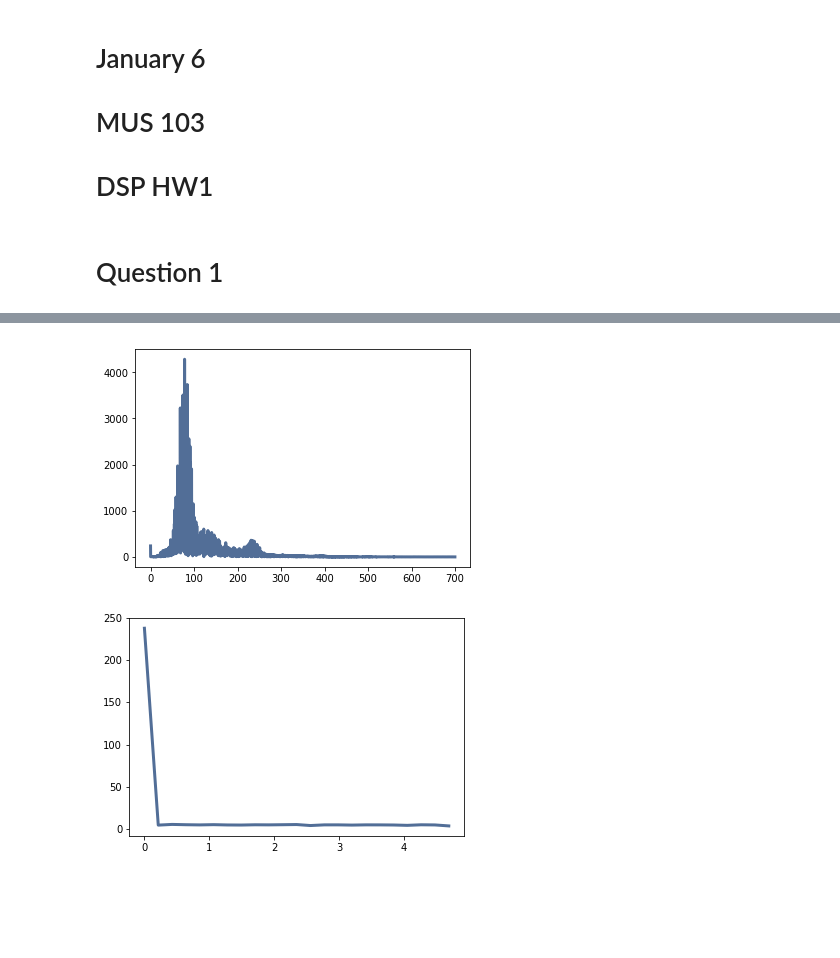
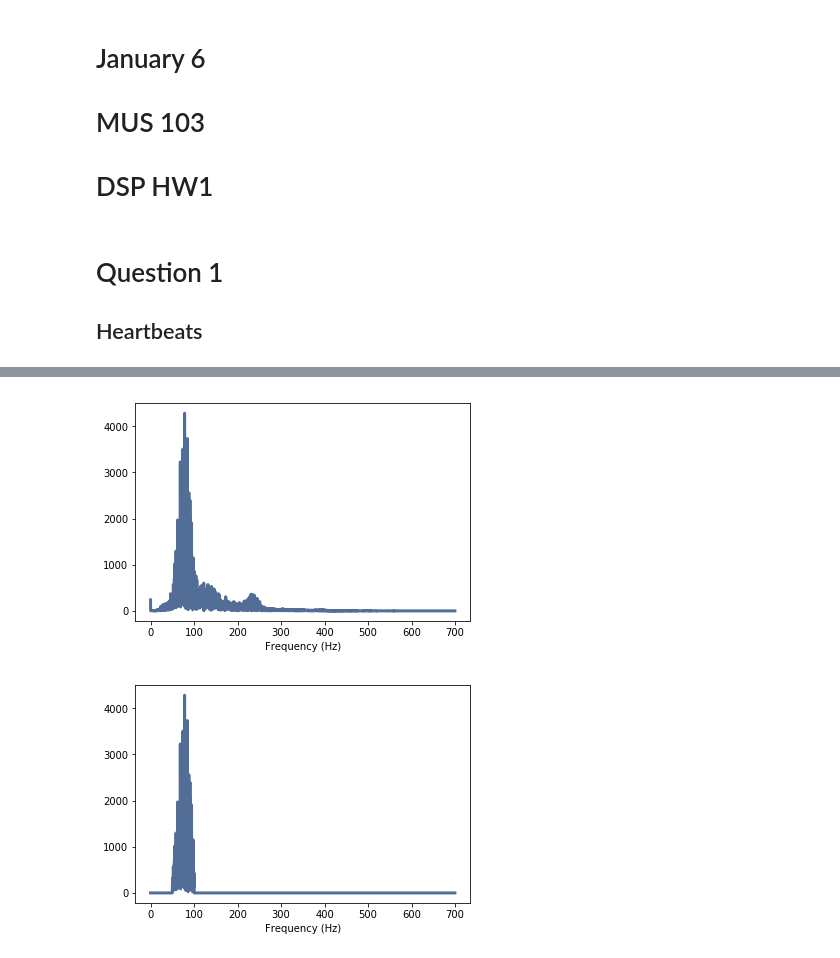
Before and after one commit to mlecoz/ThinkDSP, a Jupyter notebook: code/DSP_HW1_LeCoz.ipynb, the cells around one changed output, grey strips where cells are left out. Saved outputs shown, nothing was run; the diff lists cells and outputs as text; code cells hidden in the pictures; blank space fills up the shorter version.

```diff
--- a/code/DSP_HW1_LeCoz.ipynb
+++ b/code/DSP_HW1_LeCoz.ipynb
@@ -20,6 +20,7 @@ import ipywidgets as widgets
 from IPython.display import display
 # %% [markdown]
 # Question 1
+## Heartbeats
 # %%
 heartbeat_wave = thinkdsp.read_wave('heart3.wav')
 
@@ -31,15 +32,17 @@ heartbeat_wave.make_audio()
 # %%
 heartbeat_spectrum = heartbeat_wave.make_spectrum()
 heartbeat_spectrum.plot(high=700)
+thinkplot.config(xlabel='Frequency (Hz)')
 
 # PLOT OF SPECTRUM OF ORIGINAL HEARTBEAT
 # %% [output]
-[figure, old version]
+[figure, new version]
 # %%
 # Eliminating harmonics
 
 heartbeat_spectrum.low_pass(cutoff=100, factor=0) # max of what we want
 heartbeat_spectrum.high_pass(cutoff=50, factor=0) # min of what we want
 heartbeat_spectrum.plot(high=700)
+thinkplot.config(xlabel='Frequency (Hz)')
 # %% [output]
-[figure, old version]
+[figure, new version]
```
Also changed, not shown: parts of 4 cells of this notebook.
